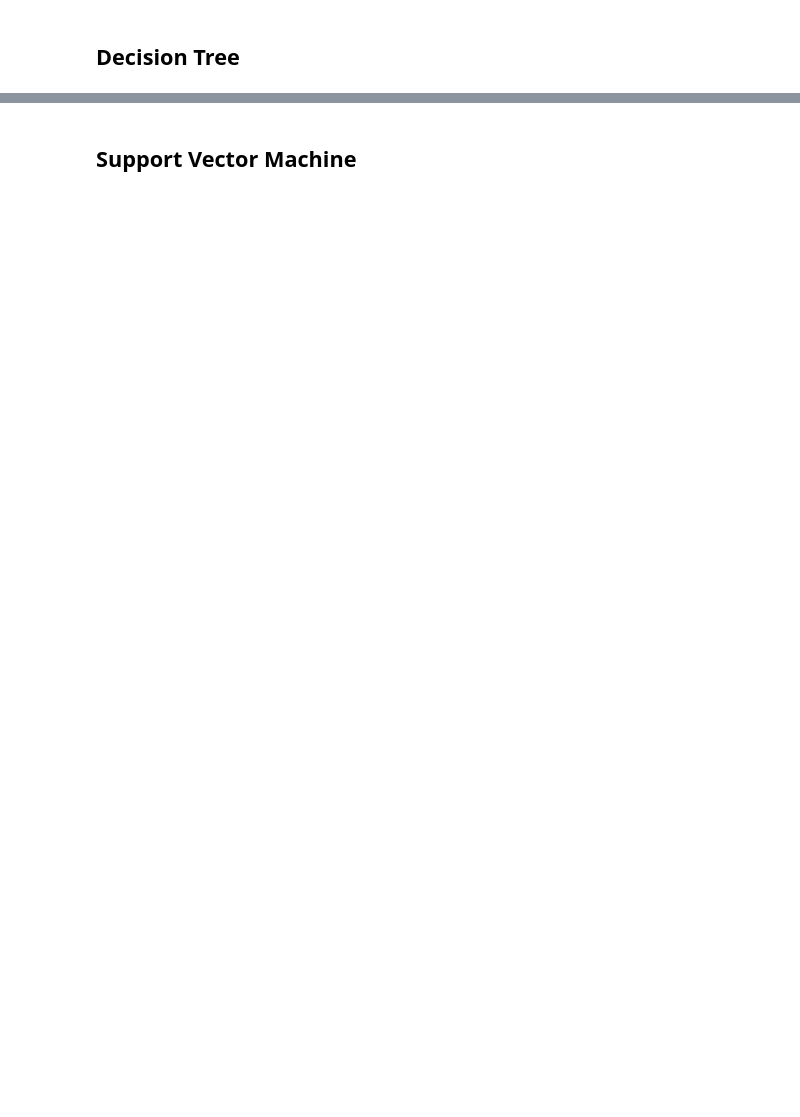
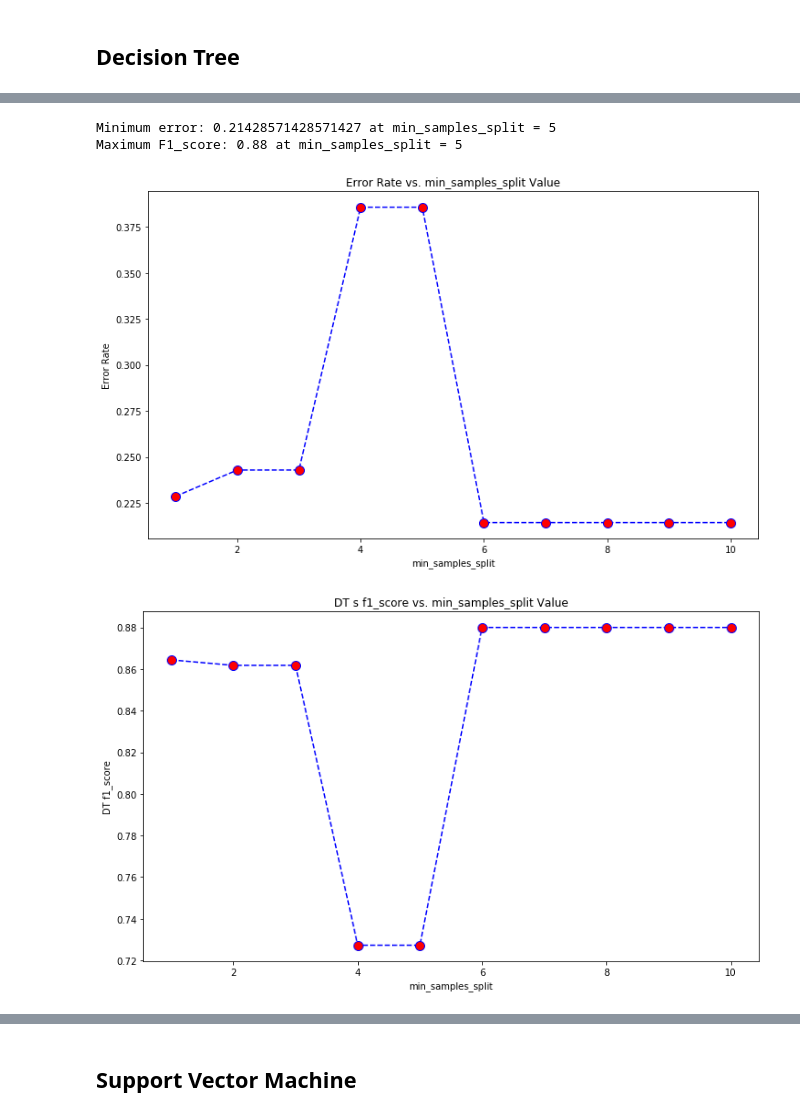
Before and after one commit to djouani/MLPython-capstone-Project1, a Jupyter notebook: ProjectNotebook1.ipynb, the cells around one changed output, grey strips where cells are left out. Cells and saved outputs as stored; diff of their text form; code cells hidden in the pictures; blank space fills up the shorter version.

```diff
--- a/ProjectNotebook1.ipynb
+++ b/ProjectNotebook1.ipynb
@@ -369,0 +414,35 @@ predTree = loanTree.predict(X_test)
+# %%
+# Compute the best min_samples_split
+
+min_samples_splits = np.linspace(0.1, 1.0, 10, endpoint=True)
+error_rateDT = []
+f1_scoreDT = []
+for min_samples_split in min_samples_splits:
+    dt = DecisionTreeClassifier(criterion="entropy", max_depth =max_depth, min_samples_split=min_samples_split)
+    dt.fit(X_train, y_train)
+    pred_i = dt.predict(X_test)
+    error_rateDT.append(np.mean(pred_i != y_test))
+    f1_scoreDT.append(metrics.f1_score(y_test, pred_i))
+
+plt.figure(figsize=(12,7))
+plt.plot(range(1,11),error_rateDT,color='blue', linestyle='dashed',
+         marker='o',markerfacecolor='red', markersize=10)
+plt.title('Error Rate vs. min_samples_split Value')
+plt.xlabel('min_samples_split')
+plt.ylabel('Error Rate')
+print("Minimum error:",min(error_rateDT),"at min_samples_split =",error_rateDT.index(min(error_rateDT)))
+
+plt.figure(figsize=(12,7))
+plt.plot(range(1,11),f1_scoreDT,color='blue', linestyle='dashed',
+         marker='o',markerfacecolor='red', markersize=10)
+plt.title('DT s f1_score vs. min_samples_split Value')
+plt.xlabel('min_samples_split')
+plt.ylabel('DT f1_score')
+print("Maximum F1_score:",max(f1_scoreDT),"at min_samples_split =",f1_scoreDT.index(max(f1_scoreDT)))
+
+min_samples_split=6
+# %% [output]
+Minimum error: 0.21428571428571427 at min_samples_split = 5
+Maximum F1_score: 0.88 at min_samples_split = 5
+[figure, added]
+[figure, added]
```
Also changed, not shown: parts of 20 cells of this notebook.
